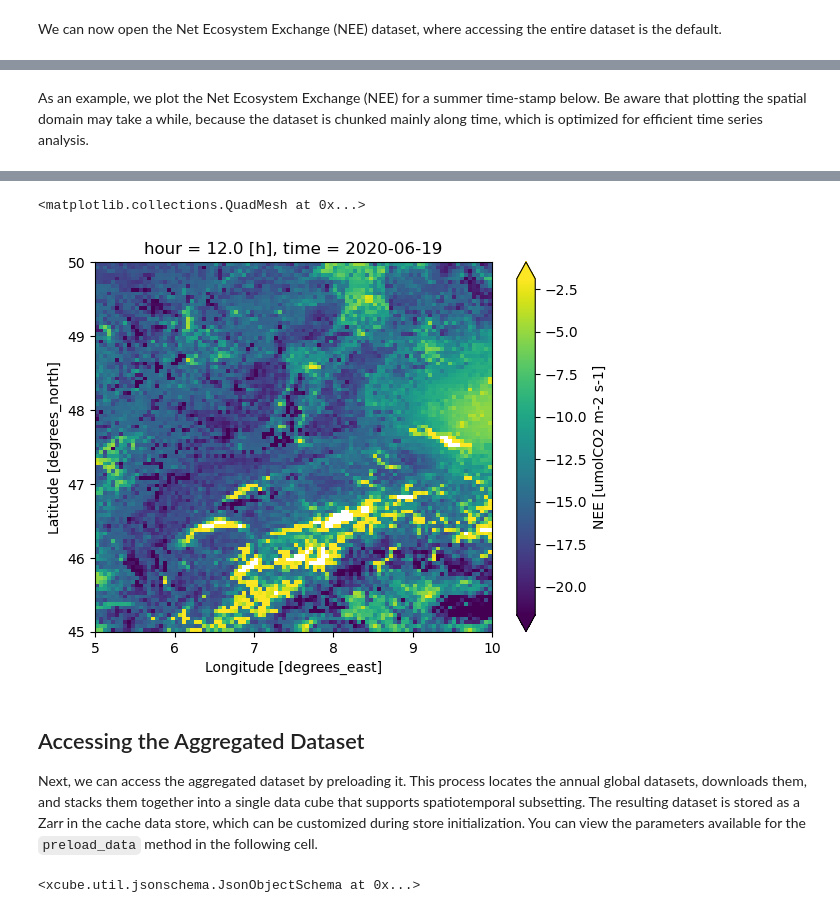
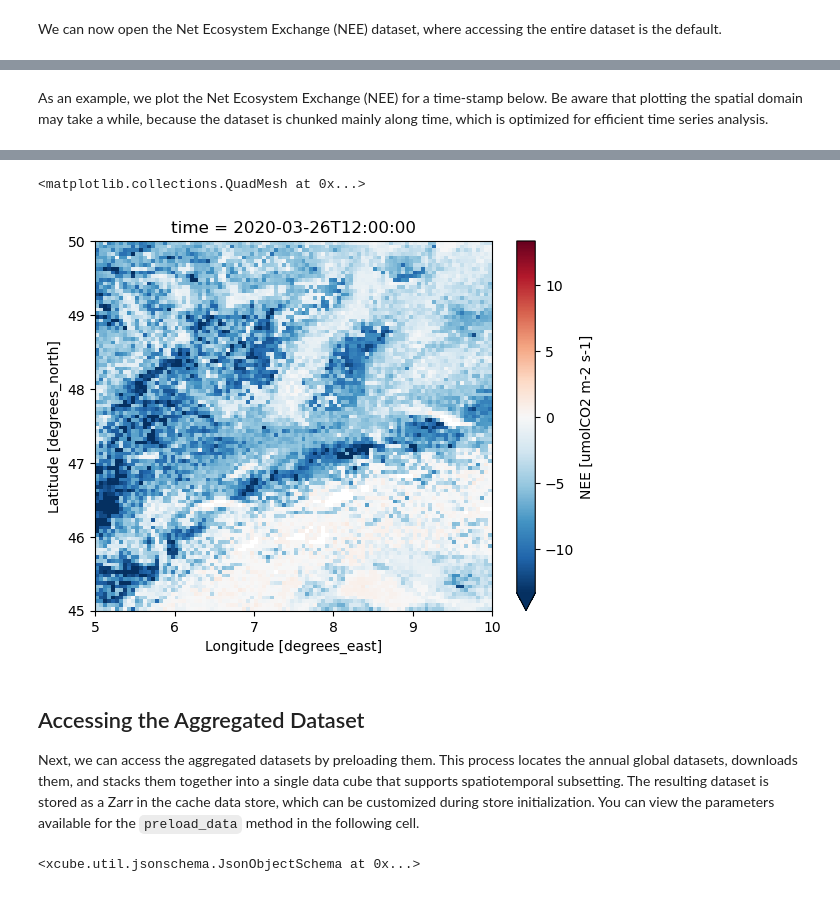
Before and after one commit to xcube-dev/xcube-icosdp, a Jupyter notebook: examples/access_fluxcom_x_base.ipynb, the cells around one changed output, grey strips where cells are left out. Saved outputs shown, nothing was run; the diff lists cells and outputs as text; code cells hidden in the pictures.

```diff
--- a/examples/access_fluxcom_x_base.ipynb
+++ b/examples/access_fluxcom_x_base.ipynb
@@ -70,8 +67,8 @@ We initialize a new data store. Note that email and password is only needed for
 # %%
 store = new_data_store(
     "icosdp",
-    email="konstantin.ntokas@brockmann-consult.de",
-    password="t5qm~hci|]itk",
+    email="xxx",
+    password="xxx",
 )
 # %% [markdown]
 The data IDs can be streamed by executing the following cell.
@@ -178,7 +175,8 @@ We can also open a subset of the dataset by using the opening parameters `time_r
 ds = store.open_data(
     "FLUXCOM-X-BASE_NEE",
     time_range=("2020-01-01", "2021-12-31"),
-    bbox=[5, 45, 10, 50]
+    bbox=[5, 45, 10, 50],
+    flatten_time=True
 )
 ds
 # %% [output]
@@ -251,6 +242,6 @@ training_features :
 # %% [markdown]
-As an example, we plot the Net Ecosystem Exchange (NEE) for a summer time-stamp below. Be aware that plotting the spatial domain may take a while, because the dataset is chunked mainly along time, which is optimized for efficient time series analysis.
+As an example, we plot the Net Ecosystem Exchange (NEE) for a time-stamp below. Be aware that plotting the spatial domain may take a while, because the dataset is chunked mainly along time, which is optimized for efficient time series analysis.
 # %%
 %%time
-ds.NEE.isel(time=170, hour=12).plot(robust=True)
+ds.NEE.isel(time=2052).plot(robust=True)
 # %% [output]
@@ -259,9 +250,9 @@ Wall time: 2min 8s
 <matplotlib.collections.QuadMesh at 0x...>
-[figure, old version]
+[figure, new version]
 # %% [markdown]
 ## Accessing the Aggregated Dataset
 
-Next, we can access the aggregated dataset by preloading it. This process locates the annual global datasets, downloads them, and stacks them together into a single data cube that supports spatiotemporal subsetting. The resulting dataset is stored as a Zarr in the cache data store, which can be customized during store initialization. You can view the parameters available for the `preload_data` method in the following cell.
+Next, we can access the aggregated datasets by preloading them. This process locates the annual global datasets, downloads them, and stacks them together into a single data cube that supports spatiotemporal subsetting. The resulting dataset is stored as a Zarr in the cache data store, which can be customized during store initialization. You can view the parameters available for the `preload_data` method in the following cell.
 # %%
 store.get_preload_data_params_schema()
 # %% [output]
```
Also changed, not shown: parts of 9 cells of this notebook, 10 other files.
